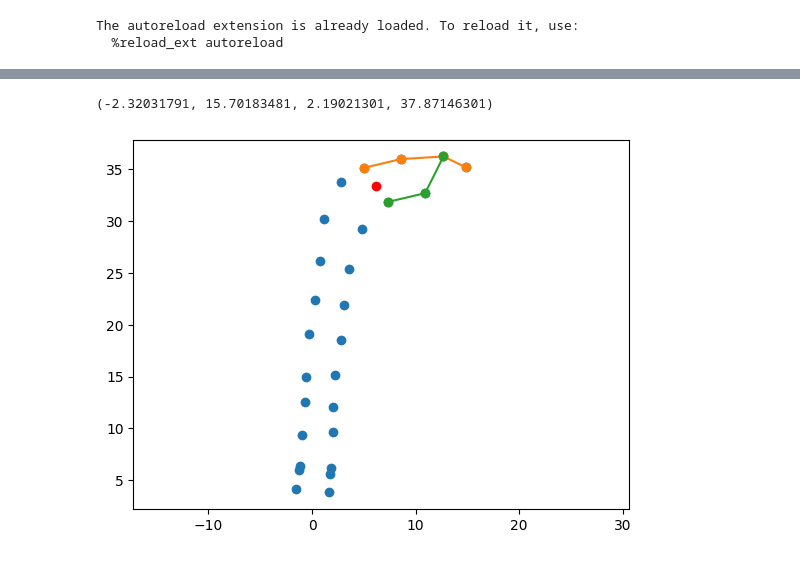
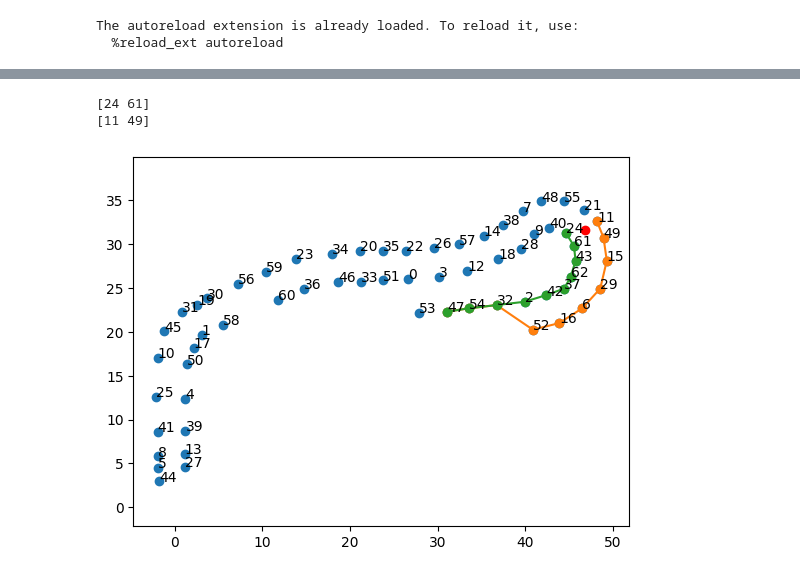
Before and after one commit to papalotis/ft-fsd-path-planning, a Jupyter notebook: colorless3.ipynb, the cells around one changed output, grey strips where cells are left out. Saved outputs shown, nothing was run; the diff lists cells and outputs as text; code cells hidden in the pictures.

```diff
--- a/colorless3.ipynb
+++ b/colorless3.ipynb
@@ -52,24 +52,39 @@ ts_kwargs = dict(
 )
 
 ts = TraceSorter(**ts_kwargs)
+# %%
+print(ts.select_first_two_starting_cones(position, direction, cones_together, ConeTypes.RIGHT))
+print(ts.select_first_two_starting_cones(position, direction, cones_together, ConeTypes.LEFT))
+# %% [output]
+[24 61]
+[11 49]
 # %%
 out_left = ts.sort(cones_together, ConeTypes.LEFT, position, direction)
 out_right = ts.sort(cones_together, ConeTypes.RIGHT, position, direction)
+if out_left is not None:
+    left_best_score, left_best_config = out_left[0][0], out_left[1][0]
+else:
+    left_best_score, left_best_config = [],np.zeros(len(cones_together), dtype=int) - 1
 
-left_best_score, left_best_config = out_left[0][0], out_left[1][0]
-right_best_score, right_best_config = out_right[0][0], out_right[1][0]
+if out_right is not None:
+    right_best_score, right_best_config = out_right[0][0], out_right[1][0]
+else:
+    right_best_score, right_best_config = [], np.zeros(len(cones_together), dtype=int) - 1
 
 left_best_config = left_best_config[left_best_config != -1]
 right_best_config = right_best_config[right_best_config != -1]
 
 plt.plot(*cones_together.T, "o")
 plt.plot(*position, "ro")
+
 plt.plot(*cones_together[left_best_config].T, "o-")
 plt.plot(*cones_together[right_best_config].T, "o-")
 plt.axis("equal")
+
+for i, (x,y) in enumerate(cones_together):
+    plt.text(x, y, str(i))
 # %% [output]
-(-2.32031791, 15.70183481, 2.19021301, 37.87146301)
-[figure, old version]
+[figure, new version]
 # %%
 from typing import Optional
 
```
Also changed, not shown: parts of 4 cells of this notebook, 4 other files.
